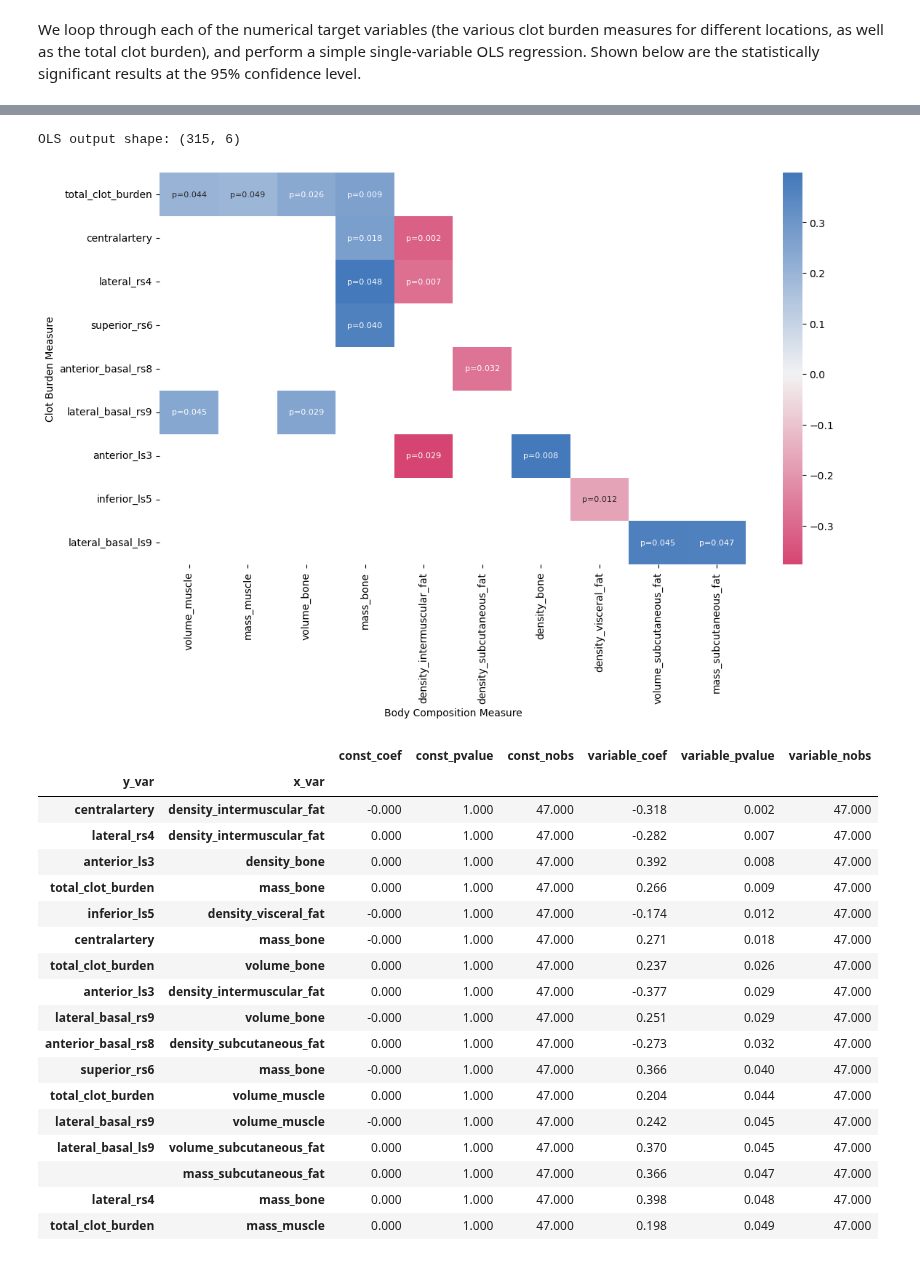
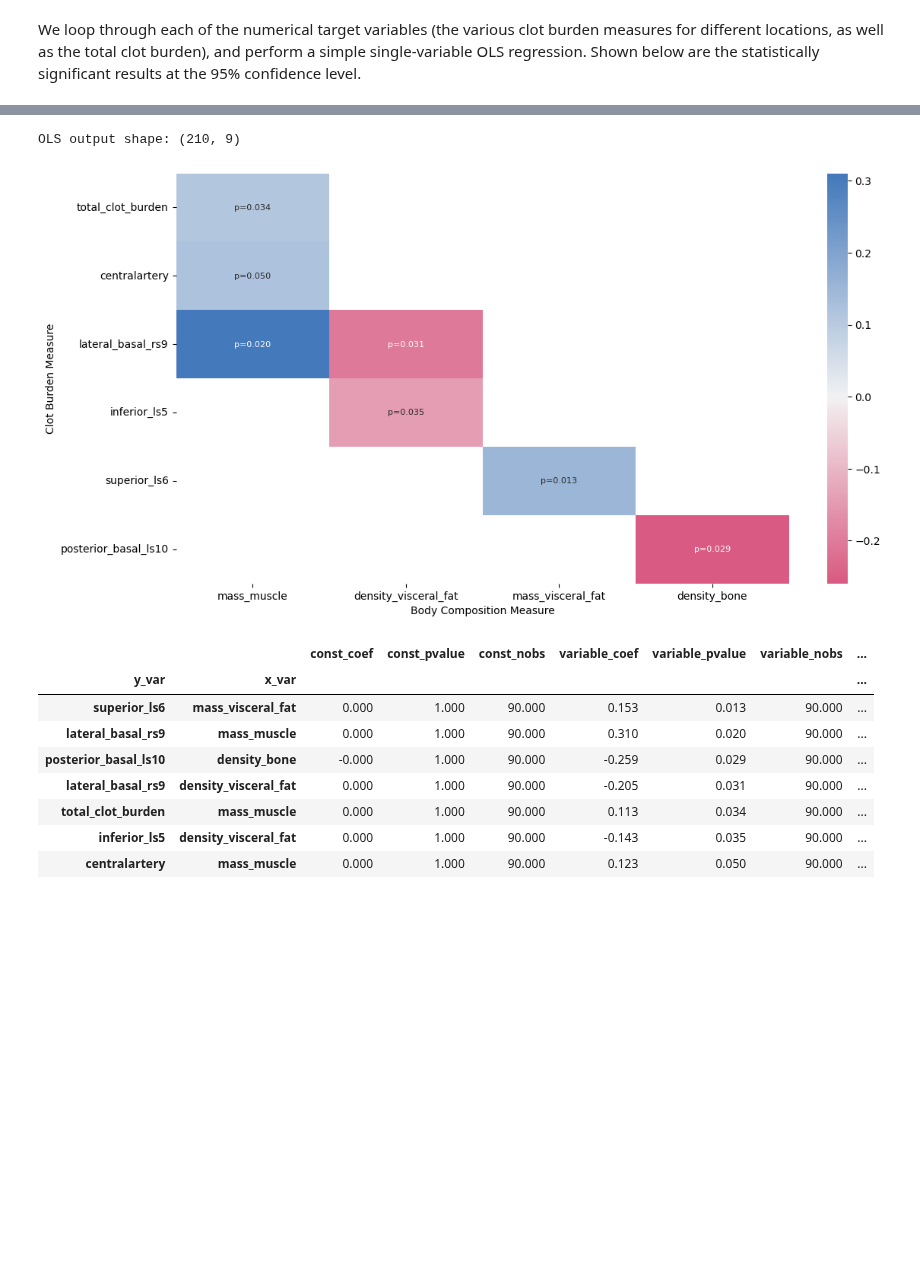
Before and after one commit to qaust/iCPET, a Jupyter notebook: src/ols.ipynb, the cells around one changed output, grey strips where cells are left out. Drawn from its saved outputs; the diff is of its cells as text; code cells hidden in the pictures; blank space fills up the shorter version.

Commit message:
chore: finished up ols. moving over to logit regressions.

```diff
--- a/src/ols.ipynb
+++ b/src/ols.ipynb
@@ -216,0 +154,3 @@ BODY_FEAT = VFAT_FEAT + SFAT_FEAT + IFAT_FEAT + MUSCLE_FEAT + BONE_FEAT
+# %%
+X = X.drop(columns=high_corr_drop)
+X.shape
@@ -216,0 +159,3 @@ BODY_FEAT = VFAT_FEAT + SFAT_FEAT + IFAT_FEAT + MUSCLE_FEAT + BONE_FEAT
+# %%
+BODY_FEAT_UNCORR = [col for col in BODY_FEAT if col in X.columns]
+BODY_FEAT_UNCORR
@@ -239,0 +268,19 @@ X_body_all.shape: (99, 65)
+# %%
+sfs_bwd_results = dict()
+
+for target in NUM_TARGETS:
+	ols = LinearRegression()
+
+	sfs_bwd = SequentialFeatureSelector(
+		estimator=ols,
+		n_features_to_select='auto',
+		tol=0.01,
+		scoring='neg_mean_squared_error',
+		direction='backward',
+		cv=10
+	)
+
+	sfs_bwd.fit(X_scale[BODY_FEAT_UNCORR], Y[target])
+	sfs_bwd_results[target] = sfs_bwd.get_feature_names_out()
+
+sfs_bwd_results
@@ -319,6 +326,8 @@ def ols_regression(Xdata, Ydata, targets, features, controls: list=None):
 			if controls is None:
 				X_temp = sm.add_constant(Xdata.loc[:, feat])
 			else:
+				if feat in controls:
+					continue
 				X_temp = sm.add_constant(Xdata.loc[:, [feat] + controls])
 			# Fit regression model
 			results_temp = sm.OLS(y_temp, X_temp).fit(cov_type='HC3')
@@ -381,34 +412,24 @@ def ols_heatmap(ols, out_path):
 # %%
 ols = ols_regression(
-	Xdata=X_scale_first,
-	Ydata=Y_first,
+	Xdata=X_scale,
+	Ydata=Y,
 	targets=NUM_TARGETS,
-	features=BODY_FEAT,
-	controls=None
+	features=BODY_FEAT_UNCORR,
+	controls=['bmi']
 )
 
-ols_heatmap(ols, '../figures/first_ols_cb_heatmap.png')
+ols_heatmap(ols, '../figures/first_ols_cb_bmi_heatmap.png')
 
-ols_identify_significant(ols, 0.05, '../output/regressions/first_ols_cb_sig.csv')
+ols_identify_significant(ols, 0.05, '../output/regressions/all_ols_cb_sig_bmi.csv')
 # %% [output]
-OLS output shape: (315, 6)
+OLS output shape: (210, 9)
-[figure, old version]
+[figure, new version]
-|  |  | const_coef | const_pvalue | const_nobs | variable_coef | variable_pvalue | variable_nobs |
-| y_var | x_var |  |  |  |  |  |  |
-| centralartery | density_intermuscular_fat | -0.000 | 1.000 | 47.000 | -0.318 | 0.002 | 47.000 |
-| lateral_rs4 | density_intermuscular_fat | 0.000 | 1.000 | 47.000 | -0.282 | 0.007 | 47.000 |
-| anterior_ls3 | density_bone | 0.000 | 1.000 | 47.000 | 0.392 | 0.008 | 47.000 |
-| total_clot_burden | mass_bone | 0.000 | 1.000 | 47.000 | 0.266 | 0.009 | 47.000 |
-| inferior_ls5 | density_visceral_fat | -0.000 | 1.000 | 47.000 | -0.174 | 0.012 | 47.000 |
-| centralartery | mass_bone | -0.000 | 1.000 | 47.000 | 0.271 | 0.018 | 47.000 |
-| total_clot_burden | volume_bone | 0.000 | 1.000 | 47.000 | 0.237 | 0.026 | 47.000 |
-| anterior_ls3 | density_intermuscular_fat | 0.000 | 1.000 | 47.000 | -0.377 | 0.029 | 47.000 |
-| lateral_basal_rs9 | volume_bone | -0.000 | 1.000 | 47.000 | 0.251 | 0.029 | 47.000 |
-| anterior_basal_rs8 | density_subcutaneous_fat | 0.000 | 1.000 | 47.000 | -0.273 | 0.032 | 47.000 |
-| superior_rs6 | mass_bone | -0.000 | 1.000 | 47.000 | 0.366 | 0.040 | 47.000 |
-| total_clot_burden | volume_muscle | 0.000 | 1.000 | 47.000 | 0.204 | 0.044 | 47.000 |
-| lateral_basal_rs9 | volume_muscle | -0.000 | 1.000 | 47.000 | 0.242 | 0.045 | 47.000 |
-| lateral_basal_ls9 | volume_subcutaneous_fat | 0.000 | 1.000 | 47.000 | 0.370 | 0.045 | 47.000 |
-|  | mass_subcutaneous_fat | 0.000 | 1.000 | 47.000 | 0.366 | 0.047 | 47.000 |
-| lateral_rs4 | mass_bone | 0.000 | 1.000 | 47.000 | 0.398 | 0.048 | 47.000 |
-| total_clot_burden | mass_muscle | 0.000 | 1.000 | 47.000 | 0.198 | 0.049 | 47.000 |
+|  |  | const_coef | const_pvalue | const_nobs | variable_coef | variable_pvalue | variable_nobs | ... |
+| y_var | x_var |  |  |  |  |  |  | ... |
+| superior_ls6 | mass_visceral_fat | 0.000 | 1.000 | 90.000 | 0.153 | 0.013 | 90.000 | ... |
+| lateral_basal_rs9 | mass_muscle | 0.000 | 1.000 | 90.000 | 0.310 | 0.020 | 90.000 | ... |
+| posterior_basal_ls10 | density_bone | -0.000 | 1.000 | 90.000 | -0.259 | 0.029 | 90.000 | ... |
+| lateral_basal_rs9 | density_visceral_fat | 0.000 | 1.000 | 90.000 | -0.205 | 0.031 | 90.000 | ... |
+| total_clot_burden | mass_muscle | 0.000 | 1.000 | 90.000 | 0.113 | 0.034 | 90.000 | ... |
+| inferior_ls5 | density_visceral_fat | 0.000 | 1.000 | 90.000 | -0.143 | 0.035 | 90.000 | ... |
+| centralartery | mass_muscle | 0.000 | 1.000 | 90.000 | 0.123 | 0.050 | 90.000 | ... |
```
Also changed, not shown: parts of 46 cells of this notebook, 2 other files.
